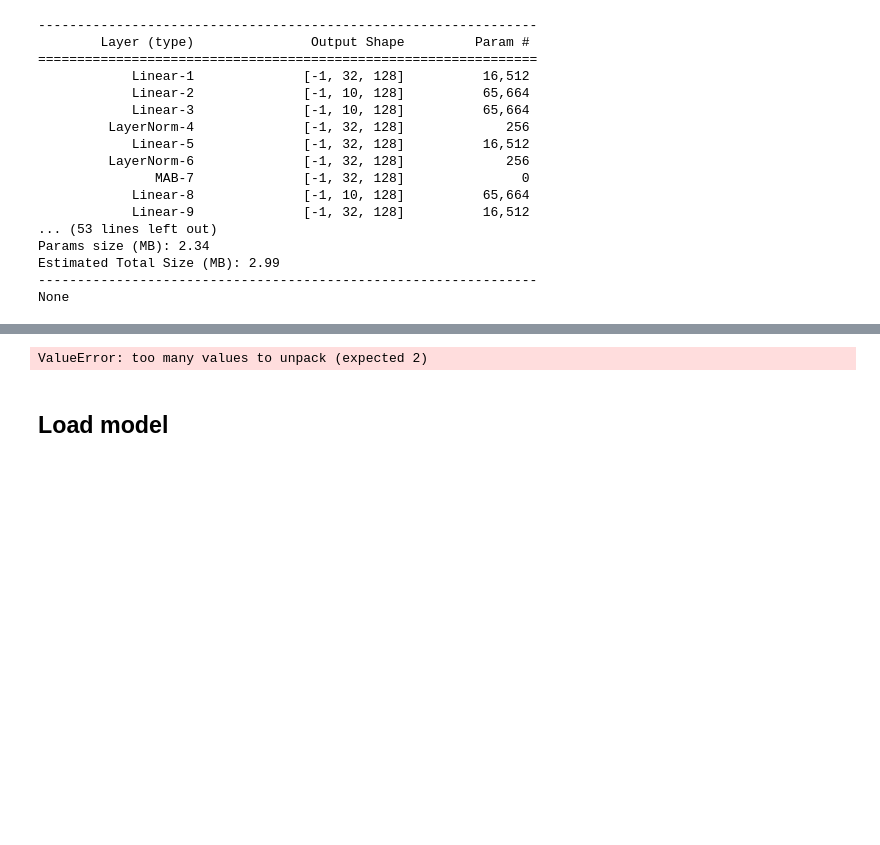
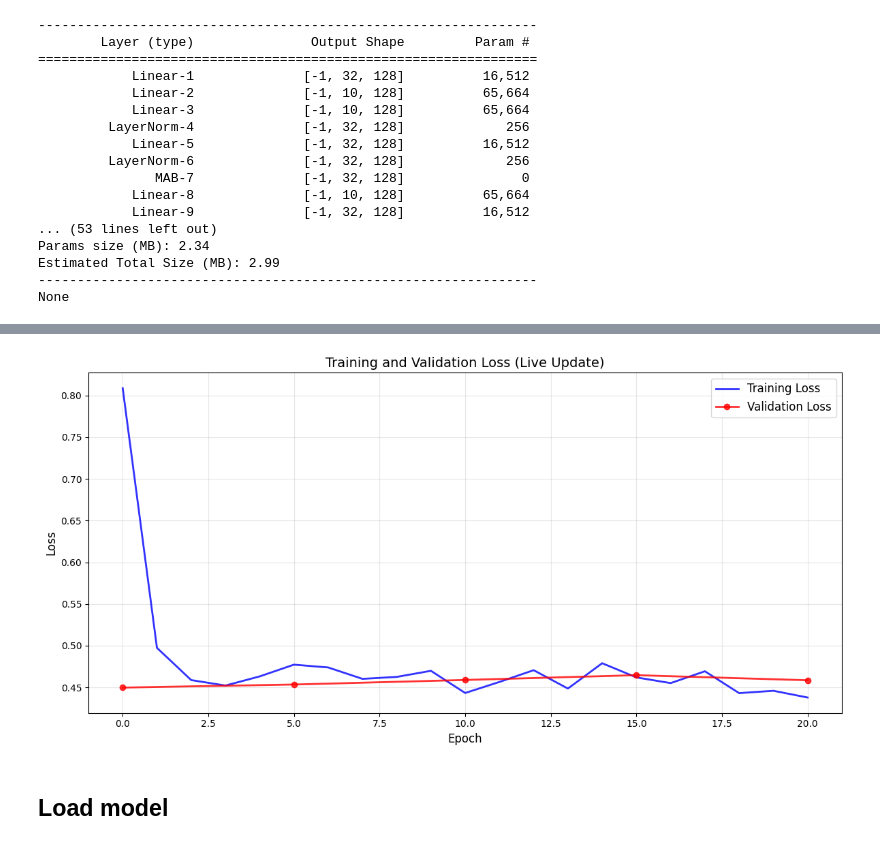
Before and after one commit to Adithya-Jayan/DL-7-25, a Jupyter notebook: Final/adithya/MainCode/final_train.ipynb, the cells around one changed output, grey strips where cells are left out. Cells and saved outputs as stored; diff of their text form; code cells hidden in the pictures; blank space fills up the shorter version.

Commit message:
Rerun for getting graph

```diff
--- a/Final/adithya/MainCode/final_train.ipynb
+++ b/Final/adithya/MainCode/final_train.ipynb
@@ -141,7 +141,7 @@ epochs_list = []
 val_epochs_list = []
 
 # Training loop
-num_epochs = 100
+num_epochs = 30
 pbar = tqdm.tqdm(range(num_epochs), desc="Training Progress", unit="epoch")
 
 avg_loss = 0.0
@@ -195,35 +195,35 @@ for epoch in pbar:
                     outs = outs.squeeze()
 
                 loss = criterion(preds, outs)
                 val_losses_temp.append(loss.item())
 
         avg_val_loss = np.mean(val_losses_temp)
         val_losses.append(avg_val_loss)
         val_epochs_list.append(epoch)
 
         writer.add_scalar('Loss/validation', avg_val_loss, epoch)
 
     # Update plot every 10 epochs
-    if epoch % 10 == 0:
+    if epoch % 1 == 0:
         clear_output(wait=True)
 
         plt.figure(figsize=(12, 6))
         plt.plot(epochs_list, train_losses, 'b-', label='Training Loss', alpha=0.8, linewidth=2)
         if val_losses:
             plt.plot(val_epochs_list, val_losses, 'r-', label='Validation Loss',
                     alpha=0.8, marker='o', linewidth=2, markersize=6)
 
         plt.xlabel('Epoch', fontsize=12)
         plt.ylabel('Loss', fontsize=12)
         plt.title('Training and Validation Loss (Live Update)', fontsize=14)
         plt.legend(fontsize=12)
         plt.grid(True, alpha=0.3)
         plt.tight_layout()
         plt.show()
 
     pbar.set_postfix({'loss': f'{avg_loss:.4f}', 'val_loss': f'{avg_val_loss:.4f}'})
 # %% [output]
-ValueError: too many values to unpack (expected 2)
+[figure, added]
 # %%
 # Save the model checkpoint
 final_checkpoint = {
```
Also changed, not shown: parts of 3 cells of this notebook.
